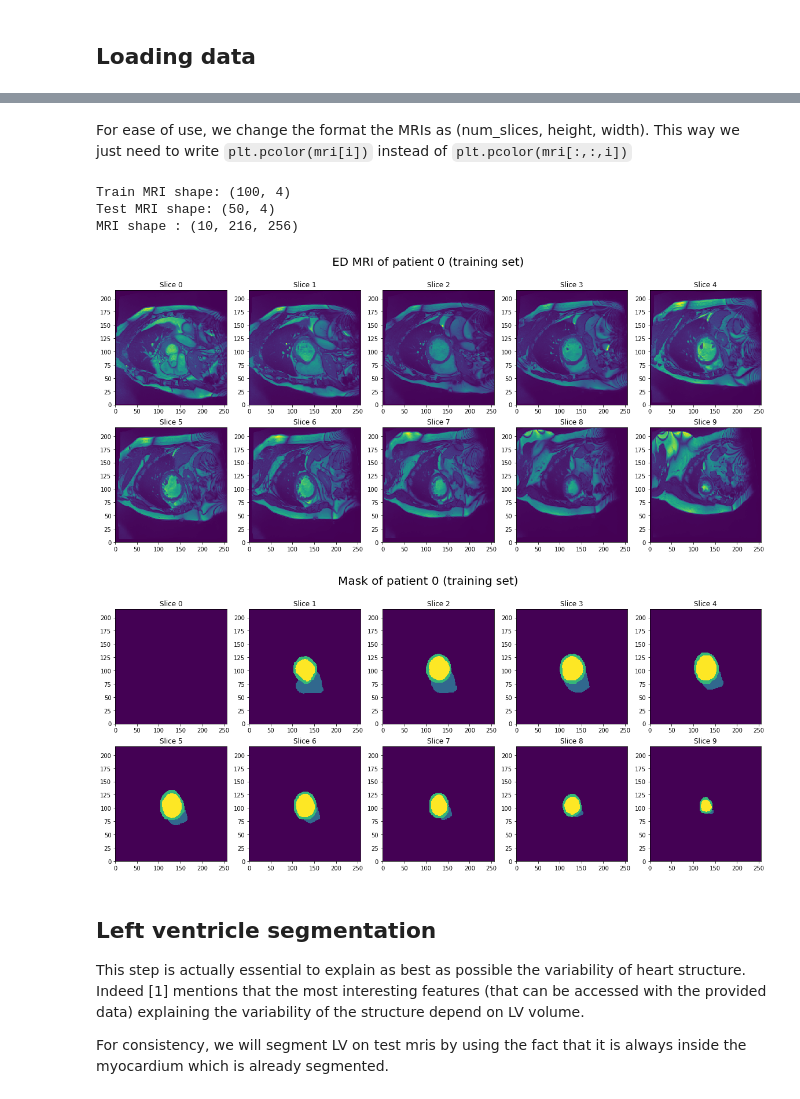
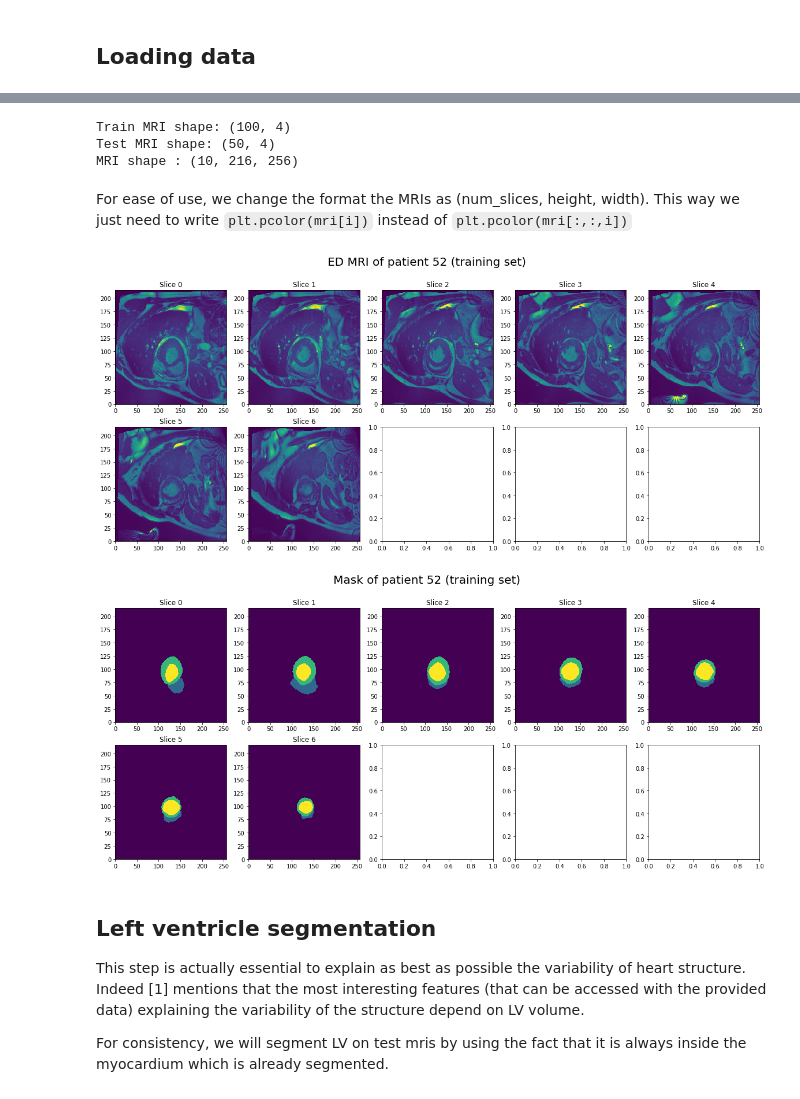
Before and after one commit to lmartinez2001/Challenge, a Jupyter notebook: challenge.ipynb, the cells around one changed output, grey strips where cells are left out. Drawn from its saved outputs; the diff is of its cells as text; code cells hidden in the pictures.

```diff
--- a/challenge.ipynb
+++ b/challenge.ipynb
@@ -28,7 +45,7 @@ def load_mris(dir):
         sample_mris = []
         for mri in os.listdir(mri_dir):
             # Load mri
-            mri_data = nib.load(os.path.join(mri_dir, mri)).get_fdata()
+            mri_data = nib.load(os.path.join(mri_dir, mri)).get_fdata().transpose(2,0,1)
             sample_mris.append(mri_data)
 
         mris.append(sample_mris)
@@ -59,6 +76,12 @@ def plot_slices(slices, title=None):
         fig.suptitle(title, fontsize=20)
     plt.show()
 
+def save_to_csv(y,csv_in=SUBMISSION_FILE, csv_out=SUBMISSION_FILE, col_name='Category'):
+    submit_csv=pd.read_csv(csv_in)
+    submit_csv[col_name]=y
+    submit_csv.to_csv(csv_out, index=False)
+    print(f'Results successfully saved to {csv_out}')
+
 def normalize(img):
     return ((img - img.min())/ (img.max() - img.min()))*255
 # %%
@@ -86,36 +101,50 @@ mri_test = load_mris(test_dir)
+# %%
+# LOAD MRIs
+
+train_dir = 'Train'
+test_dir = 'Test'
+
+mri_train = load_mris(train_dir)
+mri_test = load_mris(test_dir)
+
+# Format MRI and segmentation masks as (num_slices, height, width)
+n_train_samples, n_train_mri = mri_train.shape
+n_test_samples, n_test_mri = mri_test.shape
+
+print(f'Train MRI shape: {mri_train.shape}')
+print(f'Test MRI shape: {mri_test.shape}')
+print(f'MRI shape : {mri_train[0][0].shape}')
+# %% [output]
+Train MRI shape: (100, 4)
+Test MRI shape: (50, 4)
+MRI shape : (10, 216, 256)
 # %% [markdown]
 For ease of use, we change the format the MRIs as (num_slices, height, width). This way we just need to write `plt.pcolor(mri[i])` instead of `plt.pcolor(mri[:,:,i])`
 # %%
-# Format MRI and segmentation masks as (num_slices, height, width)
-n_train_samples, n_train_mri = mri_train.shape
-n_test_samples, n_test_mri = mri_test.shape
 
 
-for i in range(n_train_samples):
-    for j in range(n_train_mri):
-        mri_train[i][j] = np.transpose(mri_train[i][j], (2, 0, 1))
 
-for i in range(n_test_samples):
-    for j in range(n_test_mri):
-        mri_test[i][j] = np.transpose(mri_test[i][j], (2, 0, 1))
+# for i in range(n_train_samples):
+#     for j in range(n_train_mri):
+#         mri_train[i][j] = np.transpose(mri_train[i][j], (2, 0, 1))
 
-print(f'Train MRI shape: {mri_train.shape}')
-print(f'Test MRI shape: {mri_test.shape}')
-print(f'MRI shape : {mri_train[0][0].shape}')
+# for i in range(n_test_samples):
+#     for j in range(n_test_mri):
+#         mri_test[i][j] = np.transpose(mri_test[i][j], (2, 0, 1))
+
+# print(f'Train MRI shape: {mri_train.shape}')
+# print(f'Test MRI shape: {mri_test.shape}')
+# print(f'MRI shape : {mri_train[0][0].shape}')
-# %% [output]
-Train MRI shape: (100, 4)
-Test MRI shape: (50, 4)
-MRI shape : (10, 216, 256)
 # %%
-patient_idx=0
-mri_idx=0
+patient_idx=np.random.randint(mri_train.shape[0])
+mri_idx=2
 mask_idx=mri_idx+1
 
-plot_slices(mri_train[patient_idx][mri_idx], title=f'ED MRI of patient {patient_idx} (training set)')
-plot_slices(mri_train[patient_idx][mask_idx], title=f'Mask of patient {patient_idx} (training set)')
+plot_slices(mri_train[patient_idx][MRI_IDX['es']], title=f'ED MRI of patient {patient_idx} (training set)')
+plot_slices(mri_train[patient_idx][MASK_IDX['es']], title=f'Mask of patient {patient_idx} (training set)')
 # %% [output]
-[figure, old version]
+[figure, new version]
-[figure, old version]
+[figure, new version]
 # %% [markdown]
 ## Left ventricle segmentation
 
```
Also changed, not shown: parts of 44 cells of this notebook, 1 other file.
